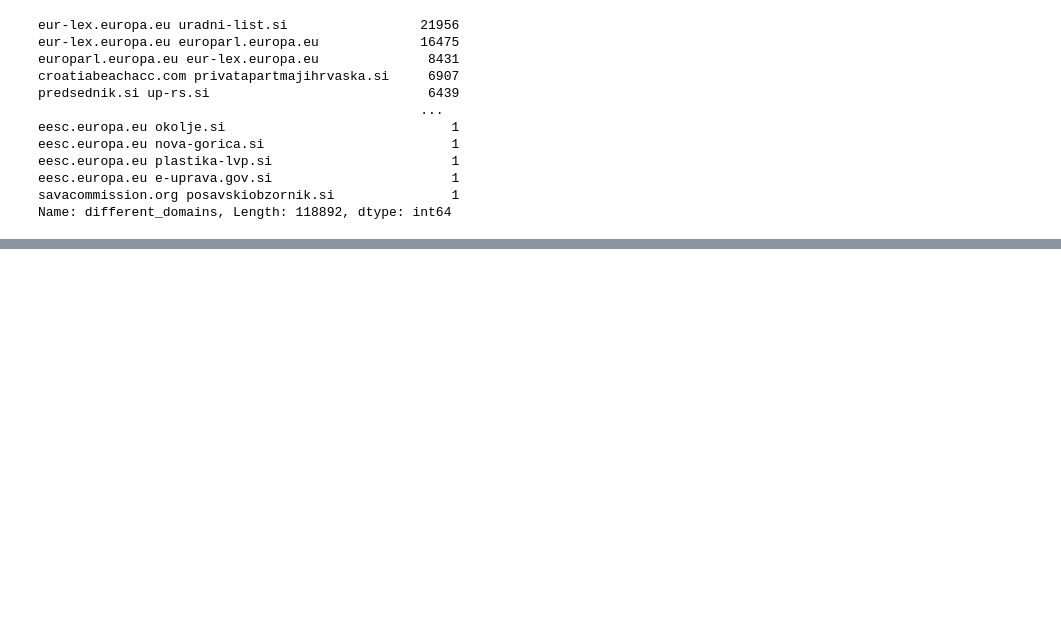
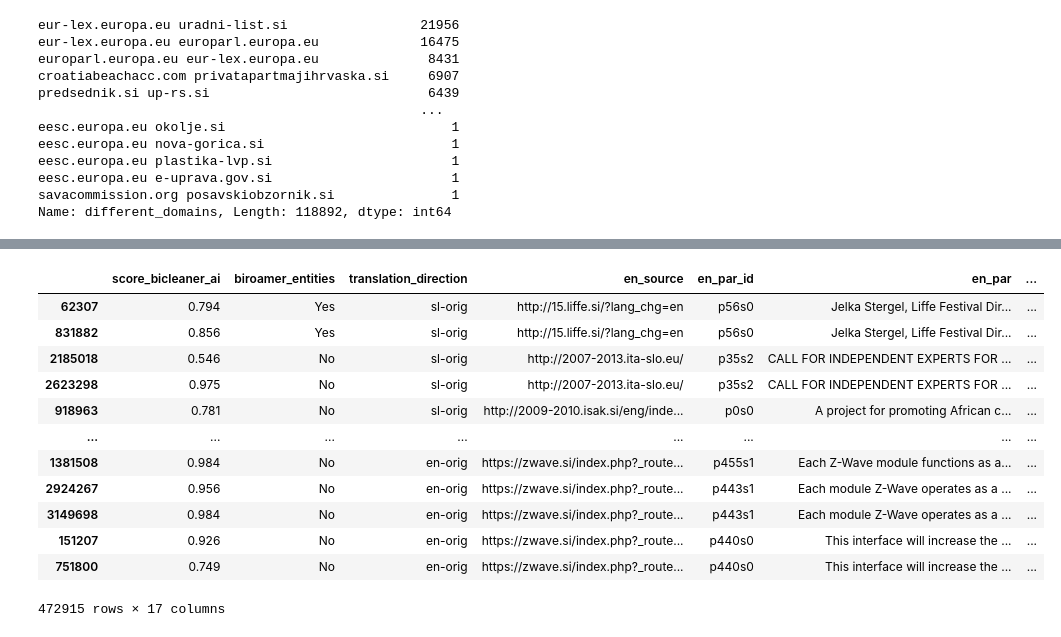
Before and after one commit to TajaKuzman/Applying-GENRE-on-MaCoCu-bilingual, a Jupyter notebook: 2-JSON-sentence-file-to-doc-format.ipynb, the cells around one changed output, grey strips where cells are left out. Saved outputs shown, nothing was run; the diff lists cells and outputs as text; code cells hidden in the pictures; blank space fills up the shorter version.

```diff
--- a/2-JSON-sentence-file-to-doc-format.ipynb
+++ b/2-JSON-sentence-file-to-doc-format.ipynb
@@ -96,0 +169,17 @@ corpus_df.head(2)
+# %%
+# Find duplicated English sentences that have the same par id
+corpus_df[corpus_df["en-par-text"].duplicated(keep=False)]
+# %% [output]
+|  | score_bicleaner_ai | biroamer_entities | translation_direction | en_source | en_par_id | en_par | ... |
+| 62307 | 0.794 | Yes | sl-orig | http://15.liffe.si/?lang_chg=en | p56s0 | Jelka Stergel, Liffe Festival Dir... | ... |
+| 831882 | 0.856 | Yes | sl-orig | http://15.liffe.si/?lang_chg=en | p56s0 | Jelka Stergel, Liffe Festival Dir... | ... |
+| 2185018 | 0.546 | No | sl-orig | http://2007-2013.ita-slo.eu/ | p35s2 | CALL FOR INDEPENDENT EXPERTS FOR ... | ... |
+| 2623298 | 0.975 | No | sl-orig | http://2007-2013.ita-slo.eu/ | p35s2 | CALL FOR INDEPENDENT EXPERTS FOR ... | ... |
+| 918963 | 0.781 | No | sl-orig | http://2009-2010.isak.si/eng/inde... | p0s0 | A project for promoting African c... | ... |
+| ... | ... | ... | ... | ... | ... | ... | ... |
+| 1381508 | 0.984 | No | en-orig | https://zwave.si/index.php?_route... | p455s1 | Each Z-Wave module functions as a... | ... |
+| 2924267 | 0.956 | No | en-orig | https://zwave.si/index.php?_route... | p443s1 | Each module Z-Wave operates as a ... | ... |
+| 3149698 | 0.984 | No | en-orig | https://zwave.si/index.php?_route... | p443s1 | Each module Z-Wave operates as a ... | ... |
+| 151207 | 0.926 | No | en-orig | https://zwave.si/index.php?_route... | p440s0 | This interface will increase the ... | ... |
+| 751800 | 0.749 | No | en-orig | https://zwave.si/index.php?_route... | p440s0 | This interface will increase the ... | ... |
+472915 rows × 17 columns
```
Also changed, not shown: parts of 38 cells of this notebook, 5 other files.
